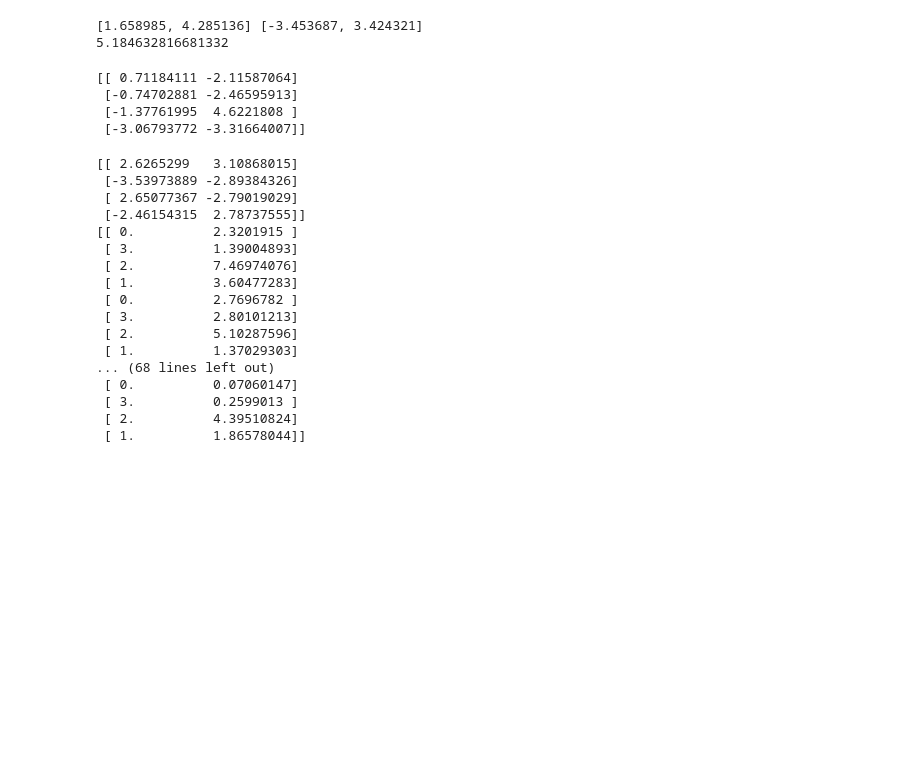
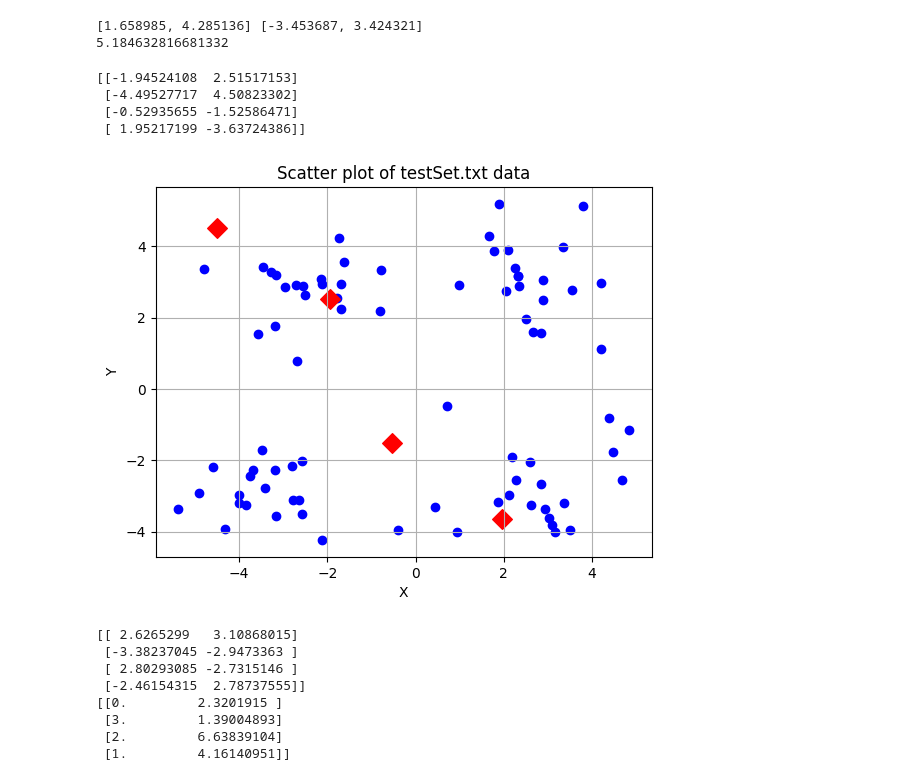
Before and after one commit to BiPaulEr/MachineLearning, a Jupyter notebook: kMeans/KMeans.ipynb, the cells around one changed output. Drawn from its saved outputs; the diff is of its cells as text; code cells hidden in the pictures; blank space fills up the shorter version.

```diff
--- a/kMeans/KMeans.ipynb
+++ b/kMeans/KMeans.ipynb
@@ -16,11 +16,18 @@ print(dataMat)
 [[1.658985, 4.285136], [-3.453687, 3.424321], [4.838138, -1.151539], [-5.379713, -3.362104], [0.972564, 2.924086], [-3.567919, 1.531611], [0.450614, -3.302219], [-3.487105, -1.724432], [2.668759, 1.59 ...
 # %%
 import matplotlib.pyplot as plt
-def plot(data):
-    data = array(data)
+def plot(data, centroids = None):
+    data = np.array(data)
     x = data[:, 0].flatten().tolist()
     y = data[:, 1].flatten().tolist()
     plt.scatter(x, y, c='blue', marker='o')
+
+    if centroids is not None:
+        centroids = np.array(centroids)
+        cx = centroids[:, 0].flatten().tolist()
+        cy = centroids[:, 1].flatten().tolist()
+        plt.scatter(cx, cy, c='red', marker='D', s=100, label='Centroïdes')
+
     plt.xlabel('X')
     plt.ylabel('Y')
     plt.title('Scatter plot of testSet.txt data')
@@ -40,30 +46,34 @@ print(distEclud(array(dataMat[0]), array(dataMat[1])))
 5.184632816681332
 # %%
 def randCent(dataSet, k):
-    n = shape(dataSet)[1] #number columns
-    centroids = mat(zeros((k,n)))
+    n = dataSet.shape[1] #number columns
+    centroids = np.array(np.zeros((k,n)))
     for j in range(n):
         minJ = min(dataSet[:,j])
         rangeJ = float(max(dataSet[:,j]) - minJ)
-        centroids[:,j] = minJ + rangeJ * random.rand(k,1)
+        centroids[:,j] = minJ + rangeJ * np.random.rand(k)
     return centroids
-centroids = randCent(array(dataMat), 4)
+centroids = randCent(np.array(dataMat), 4)
 print(centroids)
 # %% [output]
-[[ 0.71184111 -2.11587064]
- [-0.74702881 -2.46595913]
- [-1.37761995  4.6221808 ]
- [-3.06793772 -3.31664007]]
+[[-1.94524108  2.51517153]
+ [-4.49527717  4.50823302]
+ [-0.52935655 -1.52586471]
+ [ 1.95217199 -3.63724386]]
+# %%
+plot(dataMat, centroids)
+# %% [output]
+[figure, added]
 # %%
 def kMeans(dataSet, k, distMeas=distEclud, createCent=randCent):
-    m = shape(dataSet)[0]
-    clusterAssment = mat(zeros((m,2)))
+    m = dataSet.shape[0]#num points
+    clusterAssment = np.array(np.zeros((m,2))) #colonne 0 : cluster colonne 1 : distance
     centroids = createCent(dataSet, k)
     clusterChanged = True
     while clusterChanged:
         clusterChanged = False
         for i in range(m):
-            minDist = inf; minIndex = -1
+            minDist = np.inf; minIndex = -1
             for j in range(k):
                 distJI = distMeas(centroids[j,:],dataSet[i,:])
                 if distJI < minDist:
@@ -72,29 +82,20 @@ def kMeans(dataSet, k, distMeas=distEclud, createCent=randCent):
             clusterAssment[i,:] = minIndex,minDist**2
         #print(centroids)
         for cent in range(k):
-            ptsInClust = dataSet[nonzero(clusterAssment[:,0].A==cent)[0]]
-            centroids[cent,:] = mean(ptsInClust, axis=0)
+            ptsInClust = dataSet[clusterAssment[:,0]==cent] # nonzero return indice condition vrai
+            centroids[cent,:] = np.mean(ptsInClust, axis=0)
     return centroids, clusterAssment
 
-centroids, clusterAssment = kMeans(array(dataMat), 4)
+centroids, clusterAssment = kMeans(np.array(dataMat), 4)
 print(centroids)
-print(clusterAssment)
+print(clusterAssment[:4])
 # %% [output]
 [[ 2.6265299   3.10868015]
- [-3.53973889 -2.89384326]
- [ 2.65077367 -2.79019029]
+ [-3.38237045 -2.9473363 ]
+ [ 2.80293085 -2.7315146 ]
  [-2.46154315  2.78737555]]
-[[ 0.          2.3201915 ]
- [ 3.          1.39004893]
- [ 2.          7.46974076]
- [ 1.          3.60477283]
- [ 0.          2.7696782 ]
- [ 3.          2.80101213]
- [ 2.          5.10287596]
- [ 1.          1.37029303]
-... (68 lines left out)
- [ 0.          0.07060147]
- [ 3.          0.2599013 ]
- [ 2.          4.39510824]
- [ 1.          1.86578044]]
+[[0.         2.3201915 ]
+ [3.         1.39004893]
+ [2.         6.63839104]
+ [1.         4.16140951]]
 # %%
```
Also changed, not shown: parts of 11 cells of this notebook.
